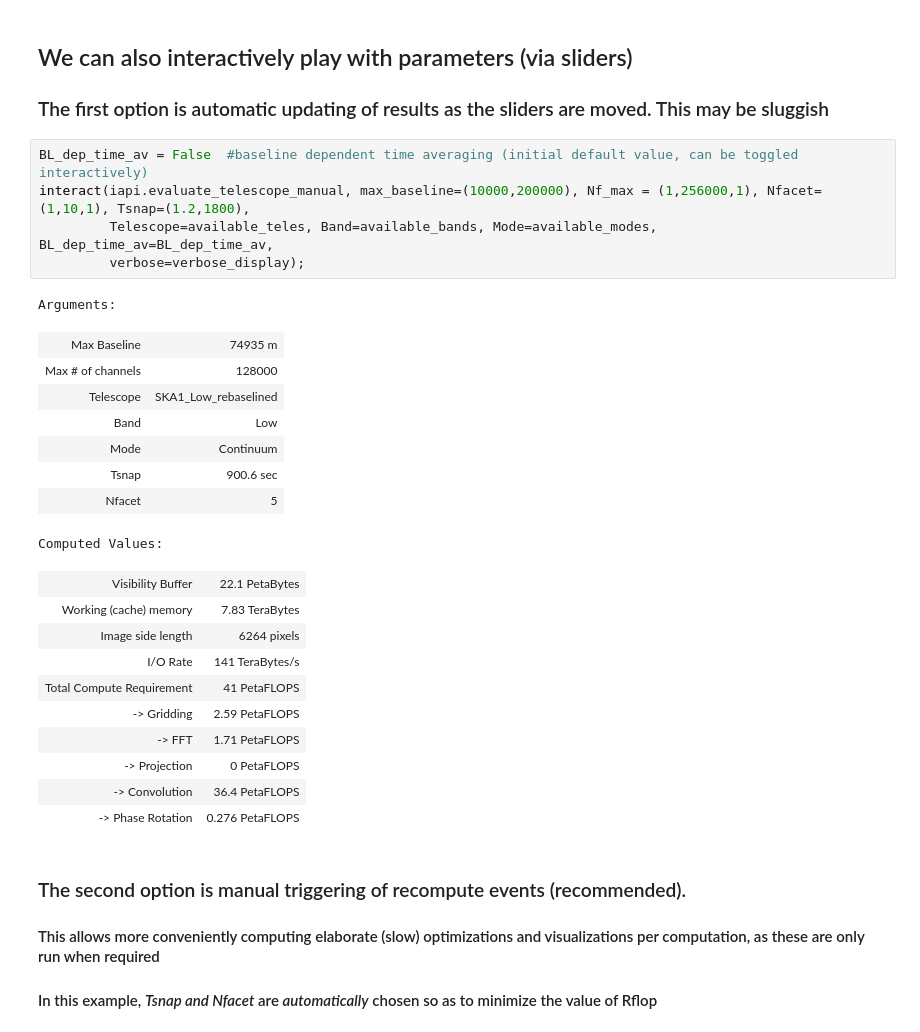
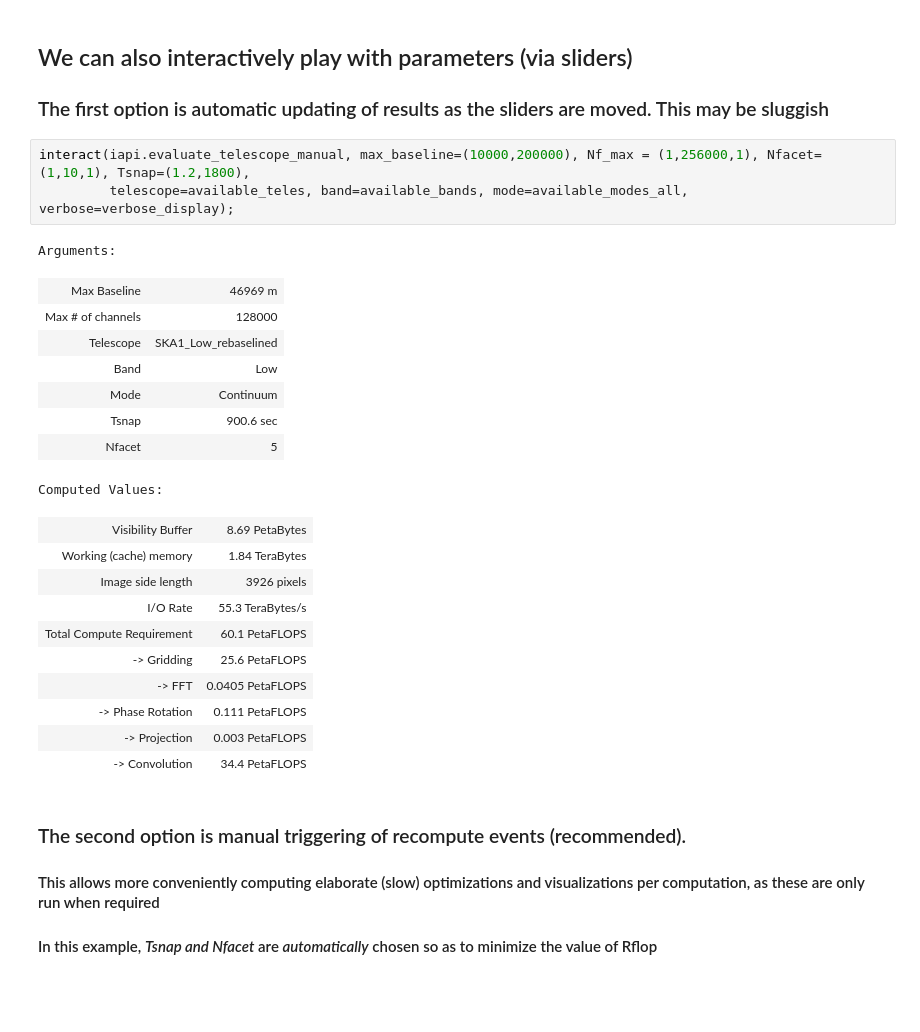
Before and after one commit to top-sim/sdp-par-model, a Jupyter notebook: iPython/SKA1_Imaging_Performance_Model.ipynb, the cells around one changed output. Cells and saved outputs as stored; diff of their text form; blank space fills up the shorter version.

```diff
--- a/iPython/SKA1_Imaging_Performance_Model.ipynb
+++ b/iPython/SKA1_Imaging_Performance_Model.ipynb
@@ -62,30 +60,28 @@ Computed Values:
 
 ### The first option is automatic updating of results as the sliders are moved. This may be sluggish
 # %%
-BL_dep_time_av = False  #baseline dependent time averaging (initial default value, can be toggled interactively)
 interact(iapi.evaluate_telescope_manual, max_baseline=(10000,200000), Nf_max = (1,256000,1), Nfacet=(1,10,1), Tsnap=(1.2,1800),
-         Telescope=available_teles, Band=available_bands, Mode=available_modes, BL_dep_time_av=BL_dep_time_av,
-         verbose=verbose_display);
+         telescope=available_teles, band=available_bands, mode=available_modes_all, verbose=verbose_display);
 # %% [output]
 Arguments:
-| Max Baseline | 74935 m |
+| Max Baseline | 46969 m |
 | Max # of channels | 128000 |
 | Telescope | SKA1_Low_rebaselined |
 | Band | Low |
 | Mode | Continuum |
 | Tsnap | 900.6 sec |
 | Nfacet | 5 |
 Computed Values:
-| Visibility Buffer | 22.1 PetaBytes |
-| Working (cache) memory | 7.83 TeraBytes |
-| Image side length | 6264 pixels |
-| I/O Rate | 141 TeraBytes/s |
-| Total Compute Requirement | 41 PetaFLOPS |
-| -> Gridding | 2.59 PetaFLOPS |
-| -> FFT | 1.71 PetaFLOPS |
-| -> Projection | 0 PetaFLOPS |
-| -> Convolution | 36.4 PetaFLOPS |
-| -> Phase Rotation | 0.276 PetaFLOPS |
+| Visibility Buffer | 8.69 PetaBytes |
+| Working (cache) memory | 1.84 TeraBytes |
+| Image side length | 3926 pixels |
+| I/O Rate | 55.3 TeraBytes/s |
+| Total Compute Requirement | 60.1 PetaFLOPS |
+| -> Gridding | 25.6 PetaFLOPS |
+| -> FFT | 0.0405 PetaFLOPS |
+| -> Phase Rotation | 0.111 PetaFLOPS |
+| -> Projection | 0.003 PetaFLOPS |
+| -> Convolution | 34.4 PetaFLOPS |
 # %% [markdown]
 ### The second option is manual triggering of recompute events (recommended).
 
```
Also changed, not shown: parts of 5 cells of this notebook, 3 other files.
